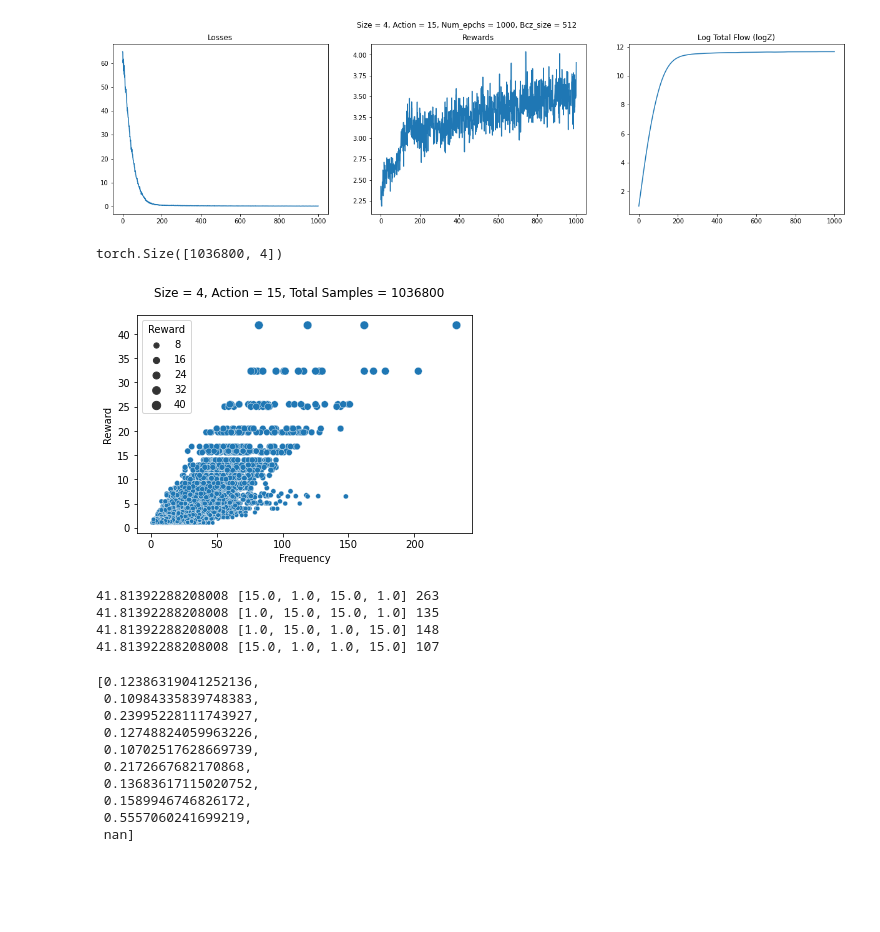
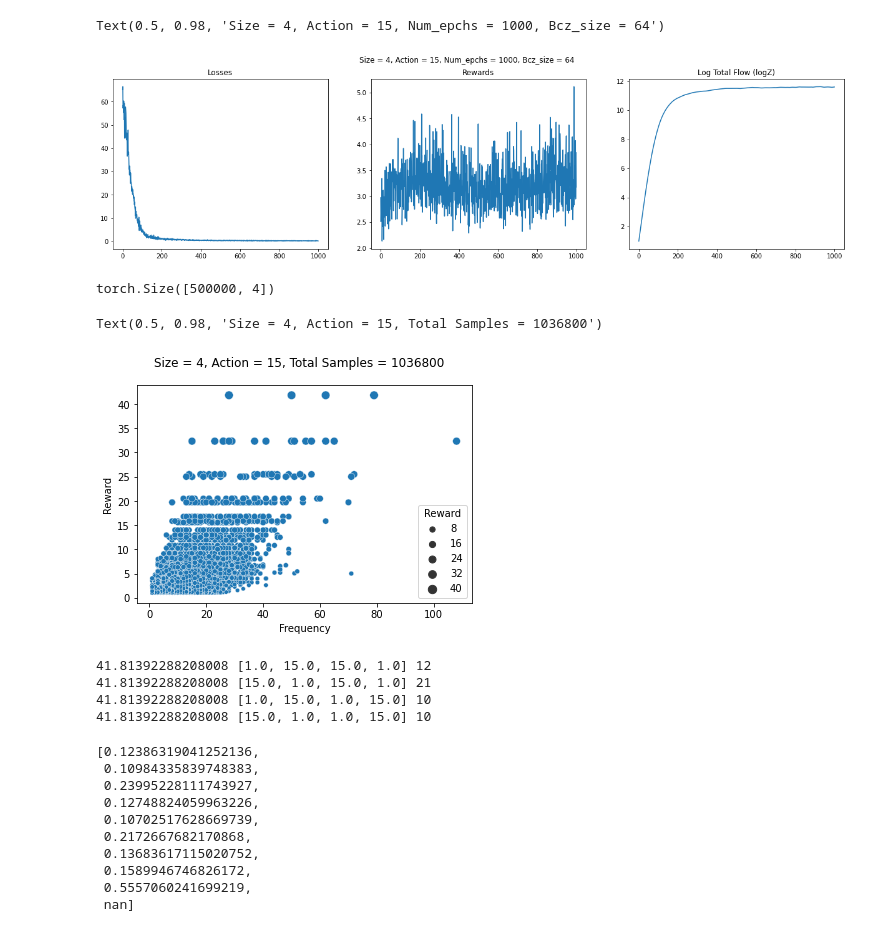
Before and after one commit to zarifikram/GFlowNet-For-Set-Generation, a Jupyter notebook: train.ipynb, the cells around one changed output. Drawn from its saved outputs; the diff is of its cells as text; code cells hidden in the pictures; blank space fills up the shorter version.

```diff
--- a/train.ipynb
+++ b/train.ipynb
@@ -40,6 +43,7 @@ def train(batch_size, num_epochs):
                                        log.fwd_probs,
                                        log.back_probs)
 
+
         flows.append(model.total_flow.item())
         rewards.append(log.rewards.mean())
         losses.append(loss.item())
@@ -50,7 +54,7 @@ def train(batch_size, num_epochs):
 
     return model, losses, rewards, flows
 
-batch_size = 512
+batch_size = 64
 num_epochs = 1000
 
 model, losses, rewards, flows = train(batch_size, num_epochs)
@@ -65,15 +69,16 @@ ax[2].plot(flows)
 ax[2].set_title("Log Total Flow (logZ)")
 
 plt.suptitle(f"Size = {size}, Action = {nActions}, Num_epchs = {num_epochs}, Bcz_size = {batch_size}")
-plt.savefig("figs/result.png")
+# plt.savefig("figs/result30.png")
 # %% [output]
+Text(0.5, 0.98, 'Size = 4, Action = 15, Num_epchs = 1000, Bcz_size = 64')
-[figure, old version]
+[figure, new version]
 # %%
 setEnv = SetGenerationEnv(size, nActions)
 nIter = 50
 terminalStates = []
 for i in tqdm(range(nIter)):
-    s0 = torch.zeros(12**4, size).float()
+    s0 = torch.zeros(10**4, size).float()
     s, traj_length = model.sample_states(s0, return_log=False)
     terminalStates.append(s)
 
@@ -83,46 +88,47 @@ print(s.shape)
 import seaborn as sns
 import pandas as pd
 
 setEnv = SetGenerationEnv(size, nActions)
 
 statesForPlot = setEnv.getStateForm(s).tolist()
 rewardsForPlot = setEnv.reward(s).tolist()
 
 
 stateDict = {}
 for i in range(len(statesForPlot)):
     state = str(statesForPlot[i])
     if state in stateDict:
         reward, freq = stateDict[state]
         stateDict[state] = (reward, freq + 1)
     else:
         stateDict[state] = (rewardsForPlot[i], 1)
 
 allRewards = []
 freqs = []
 for _ in stateDict:
     reward, freq = stateDict[_]
     allRewards.append(reward)
     freqs.append(freq)
 
 # plt.xlim(0, 150)
 
 sns.scatterplot(data=pd.DataFrame({'Frequency':freqs, 'Reward':allRewards}), x='Frequency', y='Reward', size='Reward')
 plt.suptitle(f"Size = {size}, Action = {nActions}, Total Samples = {nIter * (12**4)}")
-plt.savefig("figs/distribution.png")
+# plt.savefig("figs/distribution30.png")
 # %% [output]
-torch.Size([1036800, 4])
+torch.Size([500000, 4])
+Text(0.5, 0.98, 'Size = 4, Action = 15, Total Samples = 1036800')
-[figure, old version]
+[figure, new version]
 # %%
 for _ in stateDict:
     reward, freq = stateDict[_]
     if reward > 40:
         print(reward, _, freq)
 # %% [output]
-41.81392288208008 [15.0, 1.0, 15.0, 1.0] 263
-41.81392288208008 [1.0, 15.0, 15.0, 1.0] 135
-41.81392288208008 [1.0, 15.0, 1.0, 15.0] 148
-41.81392288208008 [15.0, 1.0, 1.0, 15.0] 107
+41.81392288208008 [1.0, 15.0, 15.0, 1.0] 12
+41.81392288208008 [15.0, 1.0, 15.0, 1.0] 21
+41.81392288208008 [1.0, 15.0, 1.0, 15.0] 10
+41.81392288208008 [15.0, 1.0, 1.0, 15.0] 10
 # %%
 # %% [output]
 [0.12386319041252136,
```
Also changed, not shown: parts of 1 cell of this notebook, 3 other files.
